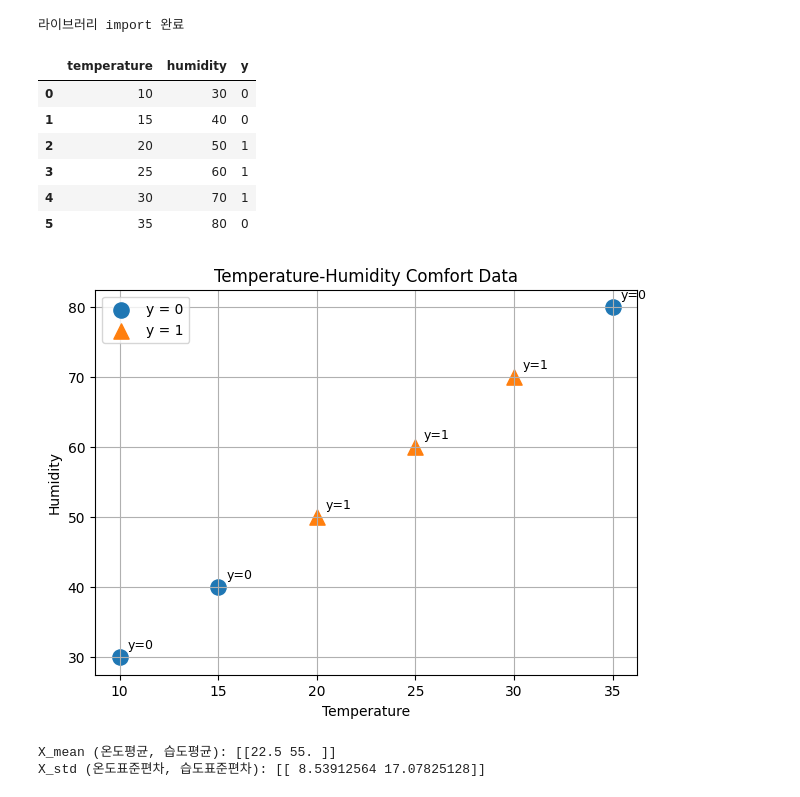
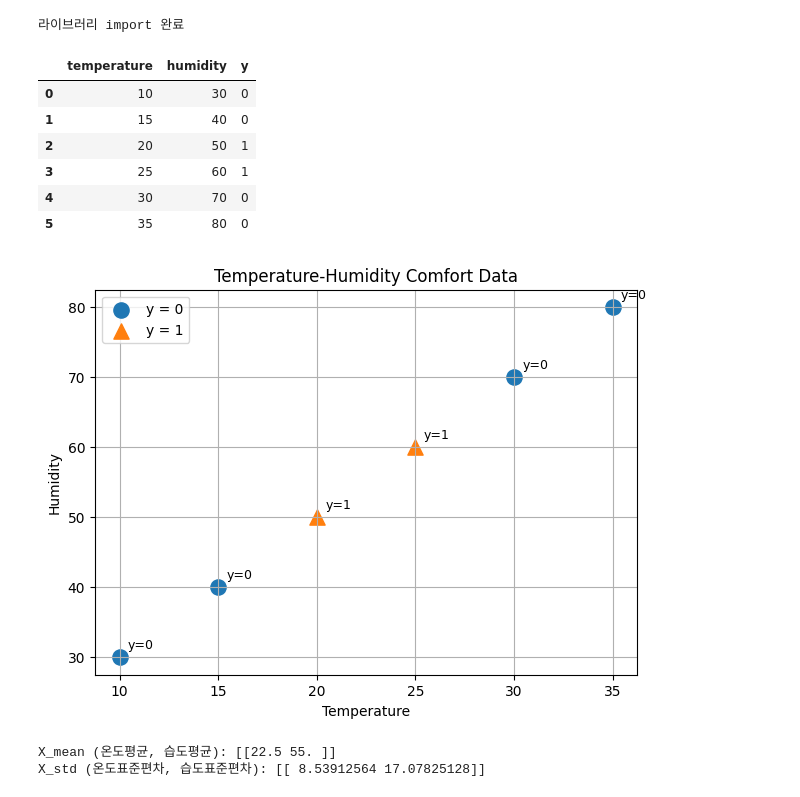
Before and after one commit to seungjoo555/ai_project01, a Jupyter notebook: 딥러닝/퍼셉트론_MLP_개요와순전파.ipynb, the cells around one changed output. Cells and saved outputs as stored; diff of their text form; code cells hidden in the pictures.

```diff
--- a/딥러닝/퍼셉트론_MLP_개요와순전파.ipynb
+++ b/딥러닝/퍼셉트론_MLP_개요와순전파.ipynb
@@ -10,21 +10,21 @@ print("라이브러리 import 완료")
 # %%
 # 온도, 습도, 정답 데이터를 직접 만듭니다.
 data = {
     "temperature": [10, 15, 20, 25, 30, 35],
     "humidity":    [30, 40, 50, 60, 70, 80],
-    "y":           [ 0,  0,  1,  1,  1,  0]
+    "y":           [ 0,  0,  1,  1,  0,  0]
 }
 
 df = pd.DataFrame(data)
 
 df
 # %% [output]
 |  | temperature | humidity | y |
 | 0 | 10 | 30 | 0 |
 | 1 | 15 | 40 | 0 |
 | 2 | 20 | 50 | 1 |
 | 3 | 25 | 60 | 1 |
-| 4 | 30 | 70 | 1 |
+| 4 | 30 | 70 | 0 |
 | 5 | 35 | 80 | 0 |
 # %%
 # df["y"] == 0 은 각 행의 y가 0인지 True/False로 표시
@@ -55,7 +55,7 @@ plt.grid(True)
 
 plt.show()
 # %% [output]
-[figure, old version]
+[figure, new version]
 # %%
 # X_raw: 원본 입력값. 온도와 습도를 나란히 붙여 (n, 2) 모양으로 만듭니다.
 # shape = (n, 2) -> 열 0 = 온도, 열 1 = 습도
```
Also changed, not shown: parts of 10 cells of this notebook.
